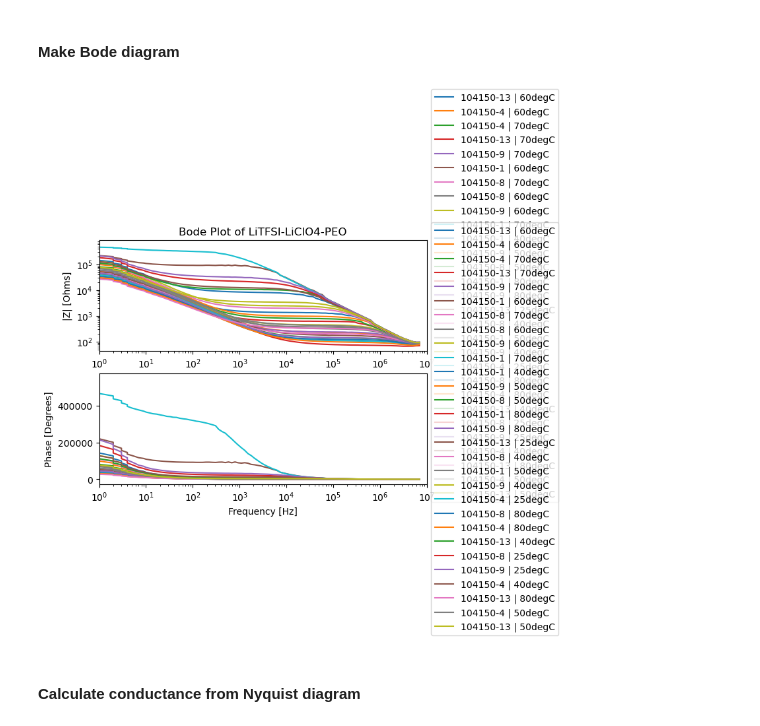
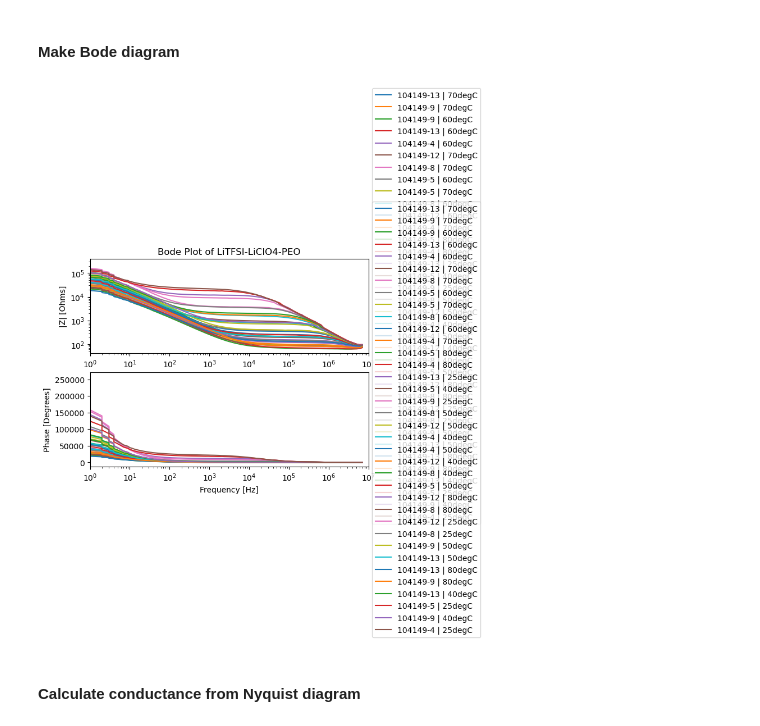
Before and after one commit to milesmsmith/auto-eis-conductivity, a Jupyter notebook: Data_Visualization_EIS.ipynb, the cells around one changed output. Cells and saved outputs as stored; diff of their text form; code cells hidden in the pictures.

```diff
--- a/Data_Visualization_EIS.ipynb
+++ b/Data_Visualization_EIS.ipynb
@@ -59,11 +60,20 @@ save_bode_fig = 1 # 1 = yes. | 0 = no
 
 # Do you want to save the main nyquist diagram generated?
 save_main_fig = 1 # 1 = yes | 0 = no
+save_figs = 1
+
+concentration_map = [
+    [1, 2, 3, 4, 5, 6, 7, 8, 9, 10, 11, 12 ,13, 14, 15],
+    [1.50, 1.50, 1.50, 1.50, 1.50, 2.25, 2.25, 2.25, 2.25, 2.25, 3.0, 3.0, 3, 3, 3]
+]
 
 # What folder should the figure be saved to?
 save_path = '/Users/milessmith/Documents/GitHub/mit-tri-robot/figures' # Miles MacBook Pro
 # save_path = r'C:\\Users\miles\Documents\GitHub\mit-tri-robot\figures' # Miles' Windows computer
 # save_path = r'C:\\Users\Unchained Labs\Documents\GitHub\mit-tri-robot\figures' # 6-020 computer
+
+# Spreadsheet Path
+spreadsheet_path = '/Users/milessmith/Documents/GitHub/mit-tri-robot/eis_dataset.xlsx'
 # %% [markdown]
 ### Select Data files
 # %%
@@ -77,7 +87,7 @@ Temperature (degC): 25
 '''
 
 ### NOTICE: The underscores are an important aspect of the strings for temp and electrode number. ###
-plate_number1 = '104150_'
+plate_number1 = '104149_'
 # plate_number1 = "skip"
 
 # vial_number = '_13_' # YOU CAN FILTER BY ELECTRODE NUMBER
@@ -150,6 +191,7 @@ class eis_data:
         self.plate_number = []
         self.sample_number = []
         self.date_characterized = []
+        self.concentration = []
         self.temperature = []
         self.spectra_f = []
         self.complex_Z = []
@@ -240,6 +282,8 @@ for path in useful_path:
             if len(eis_local_min) > 0:
                 data_pass += 1
 
+                concentration_idx = concentration_map[0].index(sample_number)
+                eis.concentration.append(concentration_map[1][concentration_idx])
                 eis.plate_number.append(plate_number)
                 eis.sample_number.append(sample_number)
                 eis.date_characterized.append(sample_date)
@@ -300,25 +336,25 @@ for i in range(len(eis.sample_number)):
 # %%
 bode_fig, bode_ax = plt.subplots(2)
 
 for i in range(len(eis.sample_number)):
     sample_label = (str(eis.plate_number[i]) + '-' + str(eis.sample_number[i]) + ' | ' + str(eis.temperature[i]) + 'degC')
 
     bode_ax[0].loglog(eis.spectra_f, eis.Z_magnitude[i], label = sample_label)
     bode_ax[1].semilogx(eis.spectra_f, eis.Z_magnitude[i], label = sample_label)
 
 bode_ax[0].set_title('Bode Plot of ' + eis.name)
 bode_ax[0].legend(loc='center left', bbox_to_anchor=(1, 0.5))
 bode_ax[1].legend(loc='center left', bbox_to_anchor=(1, 0.5))
 bode_ax[1].set_xlabel('Frequency [Hz]')
 bode_ax[0].set_ylabel('|Z| [Ohms]')
 bode_ax[1].set_ylabel('Phase [Degrees]')
 bode_ax[0].set_xlim([1, 10**7])
 bode_ax[1].set_xlim([1, 10**7])
 
-if save_bode_fig == 1:
-    bode_fig.savefig(save_path + '/' + eis.name + '_bode.png', bbox_inches='tight')
+if save_figs == 1:
+    bode_fig.savefig(save_path + '/' + str(eis.date_characterized[0]) + eis.name + '_bode.png', bbox_inches='tight')
 # %% [output]
-[figure, old version]
+[figure, new version]
 # %% [markdown]
 #### Calculate conductance from Nyquist diagram
 # %%
```
Also changed, not shown: parts of 9 cells of this notebook, 27 other files.
